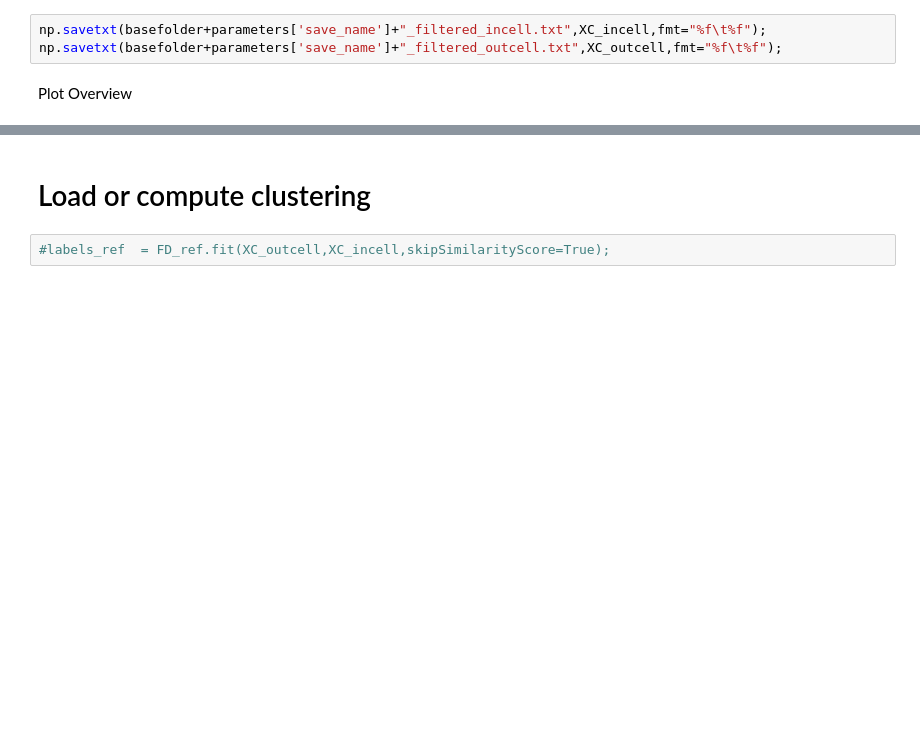
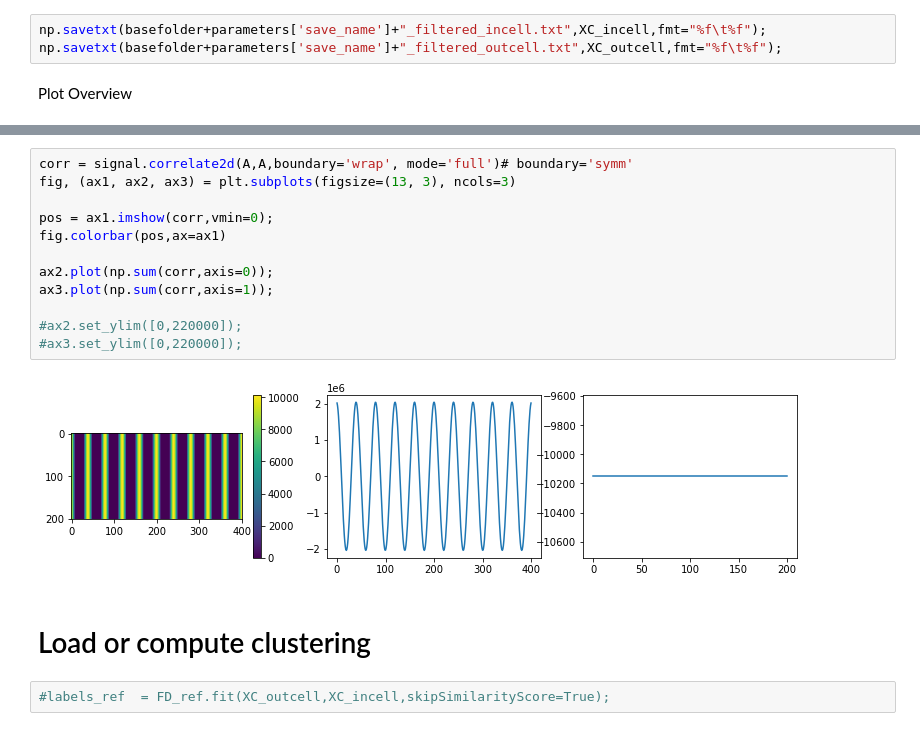
Before and after one commit to NoldAndreas/FINDER, a Jupyter notebook: Code/FigX4_Explore2DOptimizer_withReference_Streamlined_highDensityNoise.ipynb, the cells around one changed output, grey strips where cells are left out. Saved outputs shown, nothing was run; the diff lists cells and outputs as text; blank space fills up the shorter version.

```diff
--- a/Code/FigX4_Explore2DOptimizer_withReference_Streamlined_highDensityNoise.ipynb
+++ b/Code/FigX4_Explore2DOptimizer_withReference_Streamlined_highDensityNoise.ipynb
@@ -203,3 +255,17 @@ plt.imshow(np.imag(np.fft.fft2(hist2dS)))
+# %%
+corr = signal.correlate2d(A,A,boundary='wrap', mode='full')# boundary='symm'
+fig, (ax1, ax2, ax3) = plt.subplots(figsize=(13, 3), ncols=3)
+
+pos = ax1.imshow(corr,vmin=0);
+fig.colorbar(pos,ax=ax1)
+
+ax2.plot(np.sum(corr,axis=0));
+ax3.plot(np.sum(corr,axis=1));
+
+#ax2.set_ylim([0,220000]);
+#ax3.set_ylim([0,220000]);
+# %% [output]
+[figure, added]
 # %% [markdown]
 # Load or compute clustering
 # %%
```
Also changed, not shown: parts of 35 cells of this notebook.
